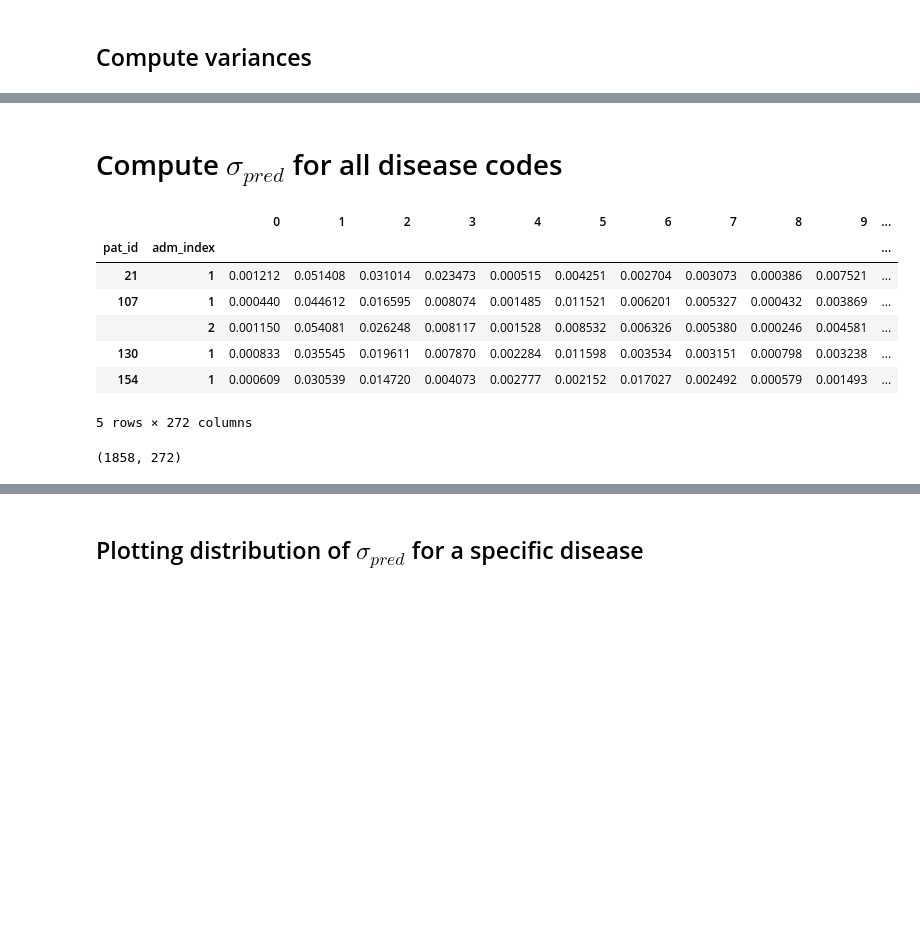
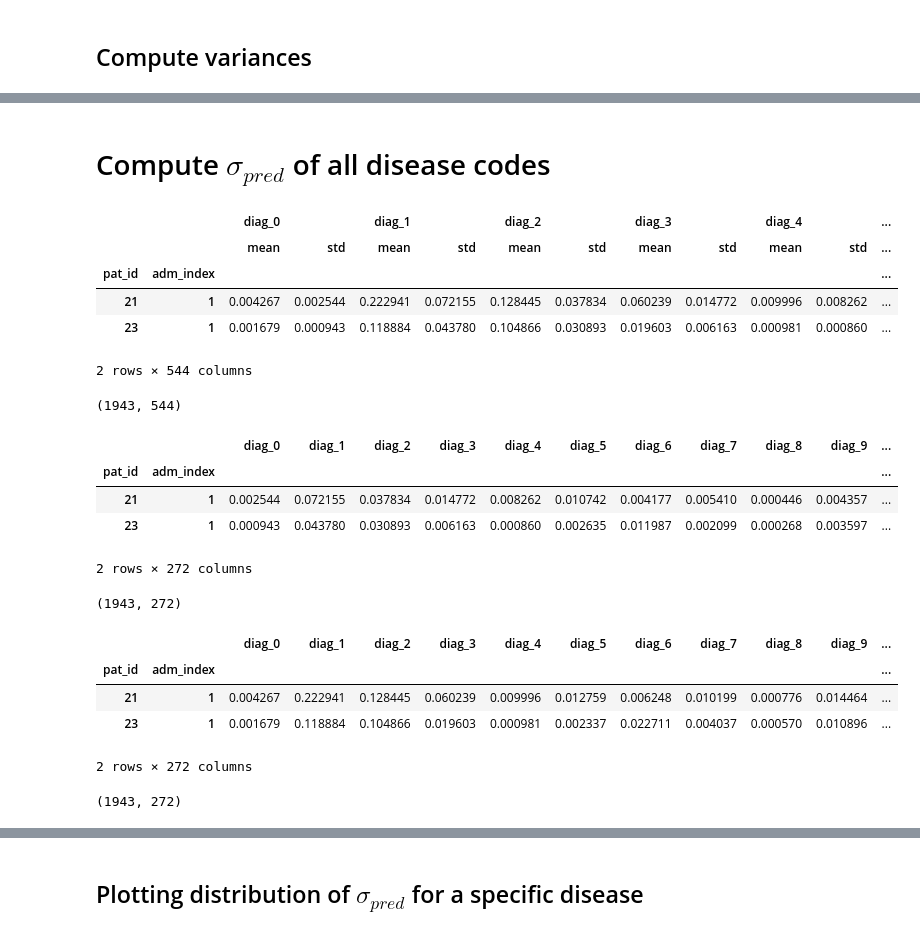
Before and after one commit to snovaisg/master-thesis, a Jupyter notebook: Accuracy as a function of confidence.ipynb, the cells around one changed output, grey strips where cells are left out. Saved outputs shown, nothing was run; the diff lists cells and outputs as text; code cells hidden in the pictures; blank space fills up the shorter version.

```diff
--- a/Accuracy as a function of confidence.ipynb
+++ b/Accuracy as a function of confidence.ipynb
@@ -7,0 +35,2 @@ import numpy as np
+# %%
+experiment_id = 'A'
@@ -8,2 +39,5 @@ import numpy as np
+# %%
+experiment_folder = os.path.join(settings.data_base,settings.variational_data_folder,experiment_id)
+assert os.path.exists(experiment_folder),f'Experiment {experiment_id} data doesn\'t exist. You can create it with <CreateVariationalOutputs.ipynb>'
 # %% [markdown]
 ## Compute variances
@@ -44,0 +44,17 @@ diagnostic_cols = [col for col in df_var.columns if col not in ['pat_id','adm_in
+# %%
+var_path = os.path.join(experiment_folder,'variational_forward.csv')
+det_path = os.path.join(experiment_folder,'deterministic_forward.csv')
+golden_path = os.path.join(experiment_folder,'golden.csv')
+
+df_var = pd.read_csv(var_path,index_col=[0,1,2])
+df_det = pd.read_csv(det_path,index_col=[0,1])
+df_golden = pd.read_csv(golden_path,index_col=[0,1])
+
+df_var.head(2)
+df_var.shape
+
+df_det.head(2)
+df_det.shape
+
+df_golden.head(2)
+df_golden.shape
@@ -45,18 +268,36 @@ diagnostic_cols = [col for col in df_var.columns if col not in ['pat_id','adm_in
 # %% [markdown]
-# Compute $\sigma_{pred}$  for all disease codes
+# Compute $\sigma_{pred}$  of all disease codes
 # %%
-std = df_var.groupby(['pat_id','adm_index'])[diagnostic_cols].std()
-std = std.sort_index()
+stats = df_var.groupby(['pat_id','adm_index']).agg(['mean','std'])
+stats = stats.sort_index()
 
-std.head(5)
-std.shape
+stats.head(2)
+stats.shape
+
+var_stats = stats.loc[:,idx[:,'std']].droplevel(1,axis=1)
+var_stats.head(2)
+var_stats.shape
+
+mean_stats = stats.loc[:,idx[:,'mean']].droplevel(1,axis=1)
+mean_stats.head(2)
+mean_stats.shape
 # %% [output]
-|  |  | 0 | 1 | 2 | 3 | 4 | 5 | 6 | 7 | 8 | 9 | ... |
+|  |  | diag_0 |  | diag_1 |  | diag_2 |  | diag_3 |  | diag_4 |  | ... |
+|  |  | mean | std | mean | std | mean | std | mean | std | mean | std | ... |
 | pat_id | adm_index |  |  |  |  |  |  |  |  |  |  | ... |
-| 21 | 1 | 0.001212 | 0.051408 | 0.031014 | 0.023473 | 0.000515 | 0.004251 | 0.002704 | 0.003073 | 0.000386 | 0.007521 | ... |
-| 107 | 1 | 0.000440 | 0.044612 | 0.016595 | 0.008074 | 0.001485 | 0.011521 | 0.006201 | 0.005327 | 0.000432 | 0.003869 | ... |
-|  | 2 | 0.001150 | 0.054081 | 0.026248 | 0.008117 | 0.001528 | 0.008532 | 0.006326 | 0.005380 | 0.000246 | 0.004581 | ... |
-| 130 | 1 | 0.000833 | 0.035545 | 0.019611 | 0.007870 | 0.002284 | 0.011598 | 0.003534 | 0.003151 | 0.000798 | 0.003238 | ... |
-| 154 | 1 | 0.000609 | 0.030539 | 0.014720 | 0.004073 | 0.002777 | 0.002152 | 0.017027 | 0.002492 | 0.000579 | 0.001493 | ... |
+| 21 | 1 | 0.004267 | 0.002544 | 0.222941 | 0.072155 | 0.128445 | 0.037834 | 0.060239 | 0.014772 | 0.009996 | 0.008262 | ... |
+| 23 | 1 | 0.001679 | 0.000943 | 0.118884 | 0.043780 | 0.104866 | 0.030893 | 0.019603 | 0.006163 | 0.000981 | 0.000860 | ... |
-5 rows × 272 columns
+2 rows × 544 columns
-(1858, 272)
+(1943, 544)
+|  |  | diag_0 | diag_1 | diag_2 | diag_3 | diag_4 | diag_5 | diag_6 | diag_7 | diag_8 | diag_9 | ... |
+| pat_id | adm_index |  |  |  |  |  |  |  |  |  |  | ... |
+| 21 | 1 | 0.002544 | 0.072155 | 0.037834 | 0.014772 | 0.008262 | 0.010742 | 0.004177 | 0.005410 | 0.000446 | 0.004357 | ... |
+| 23 | 1 | 0.000943 | 0.043780 | 0.030893 | 0.006163 | 0.000860 | 0.002635 | 0.011987 | 0.002099 | 0.000268 | 0.003597 | ... |
+2 rows × 272 columns
+(1943, 272)
+|  |  | diag_0 | diag_1 | diag_2 | diag_3 | diag_4 | diag_5 | diag_6 | diag_7 | diag_8 | diag_9 | ... |
+| pat_id | adm_index |  |  |  |  |  |  |  |  |  |  | ... |
+| 21 | 1 | 0.004267 | 0.222941 | 0.128445 | 0.060239 | 0.009996 | 0.012759 | 0.006248 | 0.010199 | 0.000776 | 0.014464 | ... |
+| 23 | 1 | 0.001679 | 0.118884 | 0.104866 | 0.019603 | 0.000981 | 0.002337 | 0.022711 | 0.004037 | 0.000570 | 0.010896 | ... |
+2 rows × 272 columns
+(1943, 272)
```
Also changed, not shown: parts of 43 cells of this notebook.
